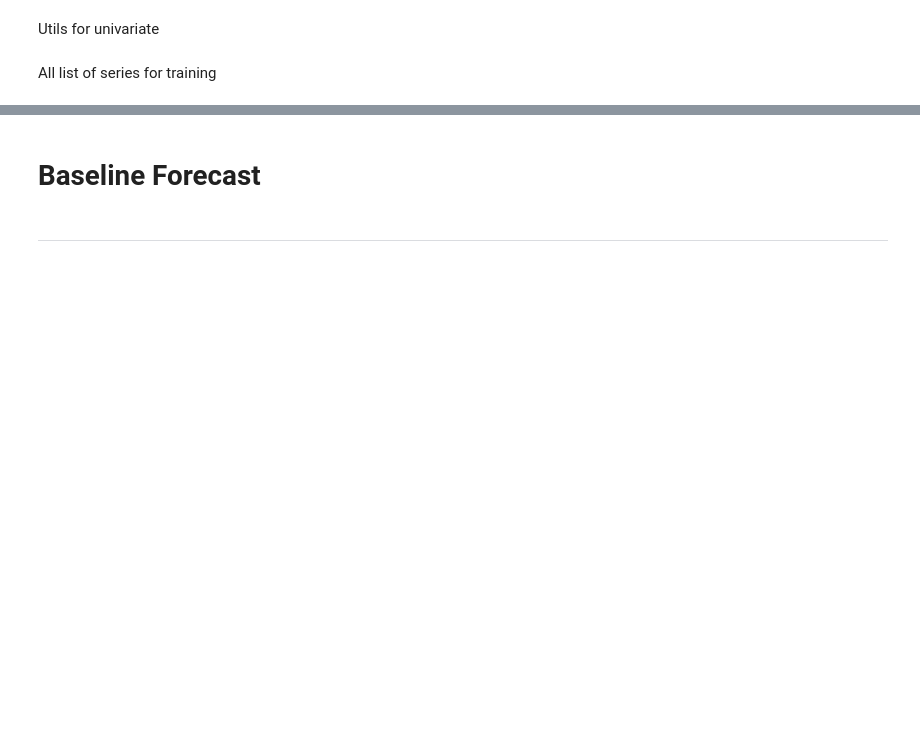
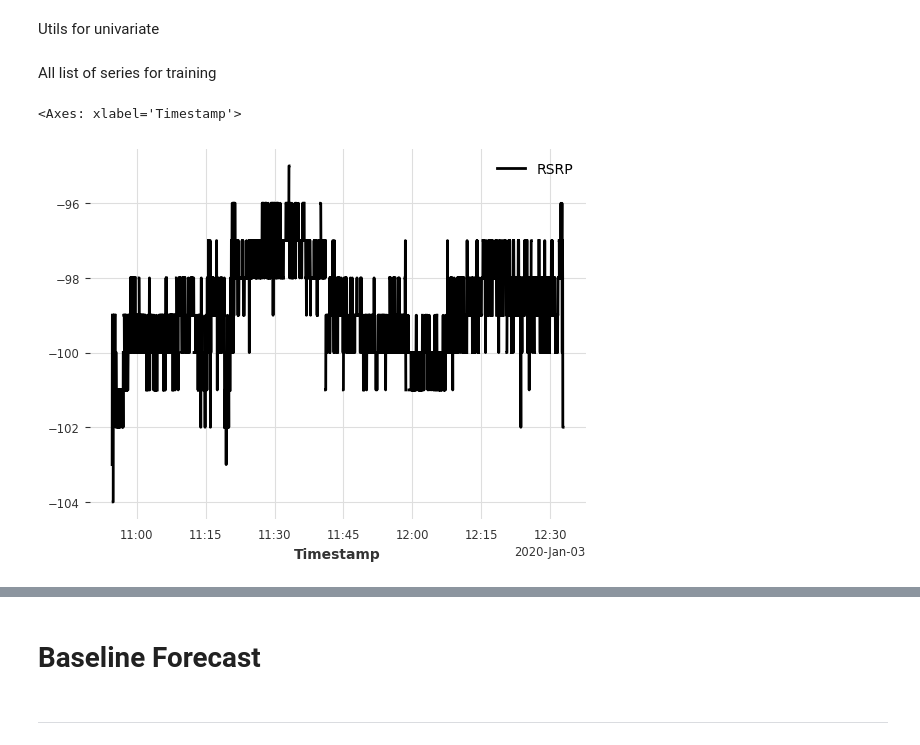
Before and after one commit to ejs94/5g-forecasting, a Jupyter notebook: notebooks/3_0_forecast_stats_uni.ipynb, the cells around one changed output, grey strips where cells are left out. Cells and saved outputs as stored; diff of their text form; code cells hidden in the pictures; blank space fills up the shorter version.

```diff
--- a/notebooks/3_0_forecast_stats_uni.ipynb
+++ b/notebooks/3_0_forecast_stats_uni.ipynb
@@ -133,3 +141,8 @@ list_static_strm = convert_dfs_to_ts(list_static_strm, target_columns)
 list_driving_strm = convert_dfs_to_ts(list_driving_strm, target_columns)
 list_static_down = convert_dfs_to_ts(list_static_down, target_columns)
 list_driving_down = convert_dfs_to_ts(list_driving_down, target_columns)
+# %%
+list_static_strm[0]["RSRP"].plot()
+# %% [output]
+<Axes: xlabel='Timestamp'>
+[figure, added]
```
Also changed, not shown: parts of 89 cells of this notebook, 6 other files.
